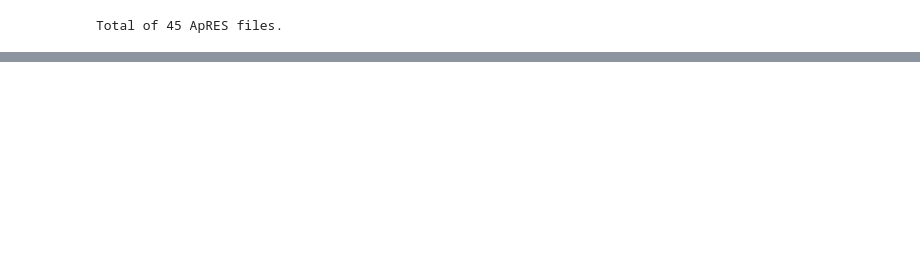
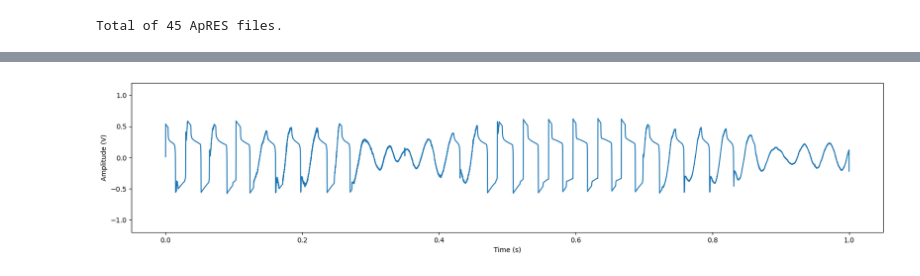
Before and after one commit to ldeo-glaciology/greenland-lakes, a Jupyter notebook: ApRES/load_dats_from_bucket.ipynb, the cells around one changed output, grey strips where cells are left out. Drawn from its saved outputs; the diff is of its cells as text; code cells hidden in the pictures; blank space fills up the shorter version.

```diff
--- a/ApRES/load_dats_from_bucket.ipynb
+++ b/ApRES/load_dats_from_bucket.ipynb
@@ -95,0 +31,5 @@ HttpError: Only media downloads requests can be sent to /download/*. Re-send req
+# %%
+datafile = fs.open(dats[0], mode = 'rb')
+dat = ApRESDefs.DataFileObject(datafile)
+B = dat.ExtractBurst(1)
+C = B.ExtractChirp([6])   # the numbering system I have used here extends the burst numbering system above.
@@ -95,0 +40,9 @@ HttpError: Only media downloads requests can be sent to /download/*. Re-send req
+# %%
+fig, ax = plt.subplots(figsize=(20, 4))
+
+ax.plot(C.t, C.vdat, )
+ax.set_xlabel("Time (s)")
+ax.set_ylabel("Amplitude (V)")
+ax.set_ylim([-1.2,1.2]);
+# %% [output]
+[figure, added]
```
Also changed, not shown: parts of 16 cells of this notebook.
